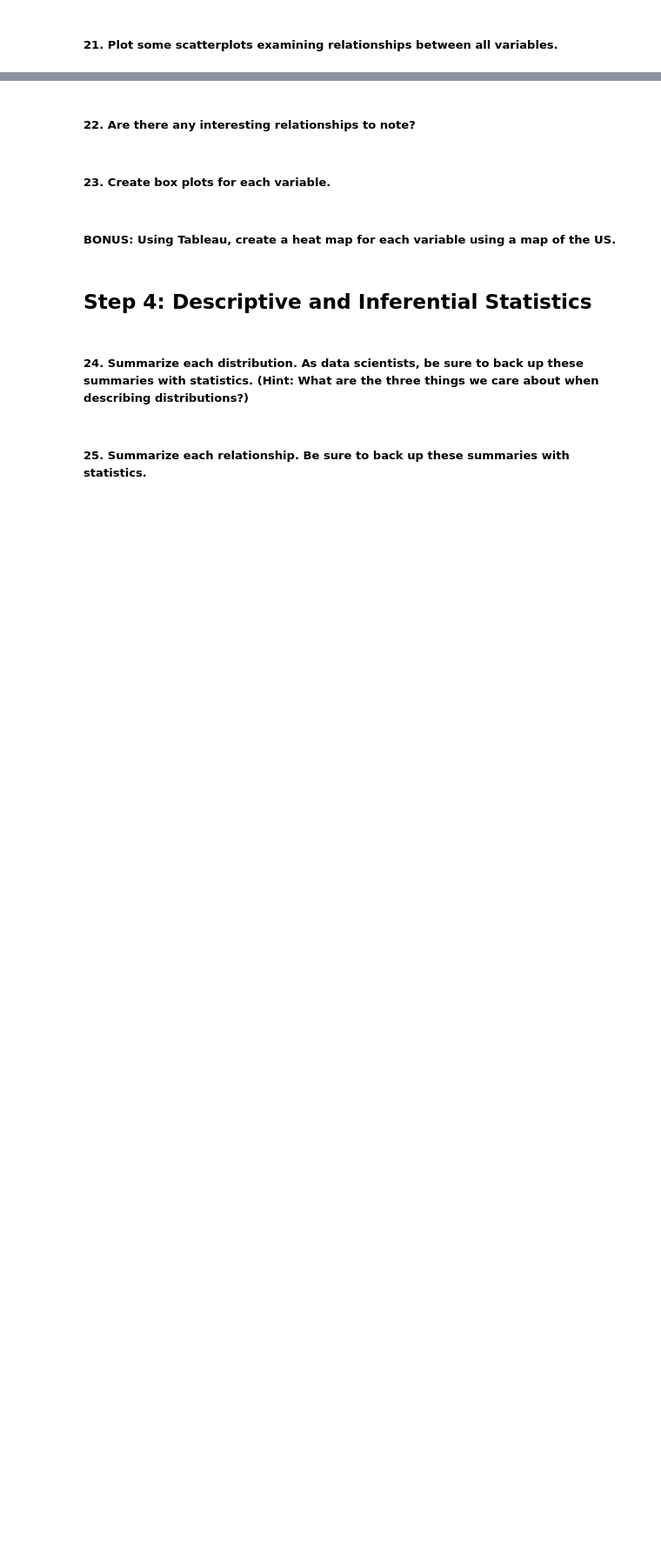
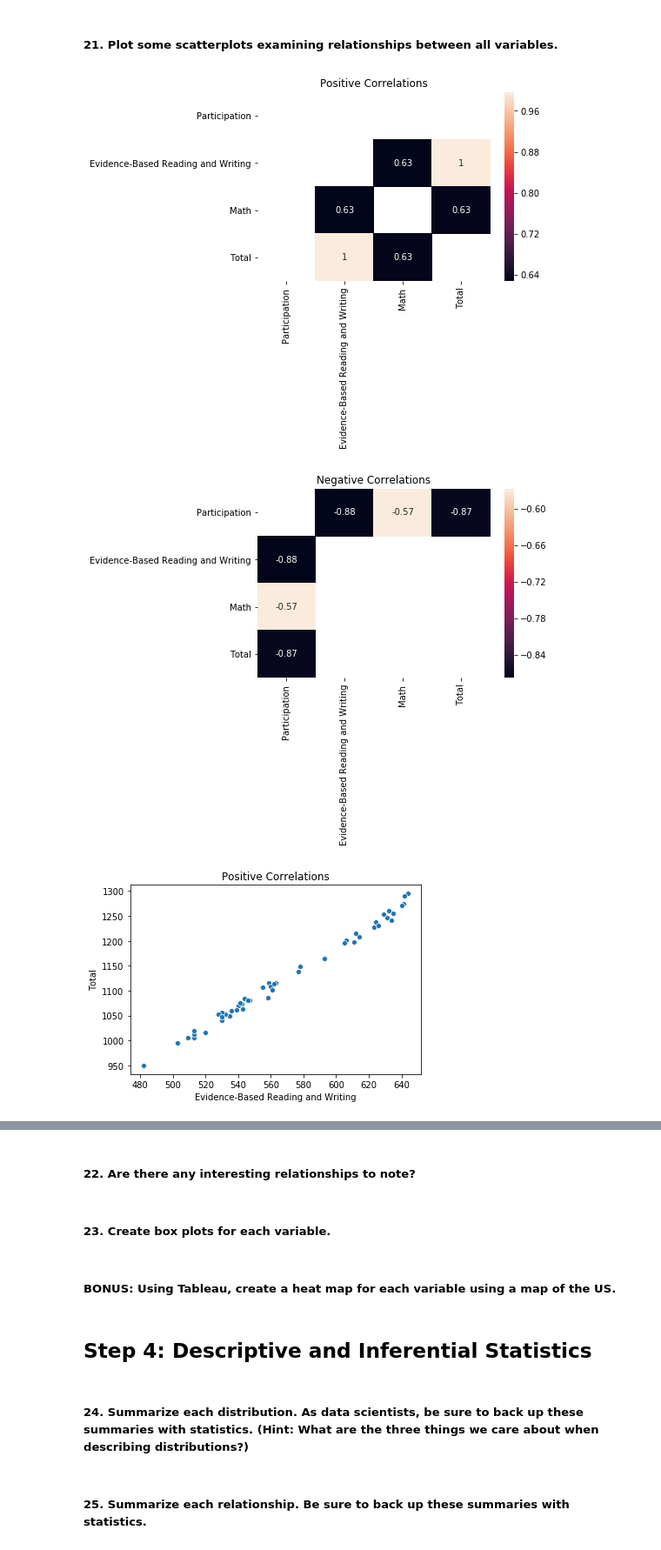
Before and after one commit to rajangdavis/Standardized-Testing-Participation-Exploration, a Jupyter notebook: rajan_davis_la/code/starter-code.ipynb, the cells around one changed output, grey strips where cells are left out. Shown at 87% size. Drawn from its saved outputs; the diff is of its cells as text; code cells hidden in the pictures; blank space fills up the shorter version.

```diff
--- a/rajan_davis_la/code/starter-code.ipynb
+++ b/rajan_davis_la/code/starter-code.ipynb
@@ -348,2 +367,27 @@ That the means of random samples of the data will be normally distributed.
 # %% [markdown]
 ##### 21. Plot some scatterplots examining relationships between all variables.
+# %%
+import seaborn as sns
+
+# https://stackoverflow.com/a/32724156/2548452
+sdc = sat_data.iloc[2:].corr()
+ax = plt.axes()
+sns.heatmap(sdc.where((sdc > .5) & (sdc != 1)), annot=True,ax=ax)
+ax.set_title("Positive Correlations");
+plt.figure()
+ax = plt.axes()
+sns.heatmap(sdc.where(sdc < -.5), annot=True, ax=ax)
+ax.set_title("Negative Correlations")
+
+plt.figure()
+ax = plt.axes()
+sns.scatterplot(sat_data['Evidence-Based Reading and Writing'],sat_data['Total'], ax=ax)
+ax.set_title("Positive Correlations");
+# plt.figure()
+# ax = plt.axes()
+# sns.scatterplot(sdc['Evidence-Based Reading and Writing'],sdc['Total'], ax=ax)
+# ax.set_title("Negative Correlations")
+# %% [output]
+[figure, added]
+[figure, added]
+[figure, added]
```
Also changed, not shown: parts of 8 cells of this notebook.
